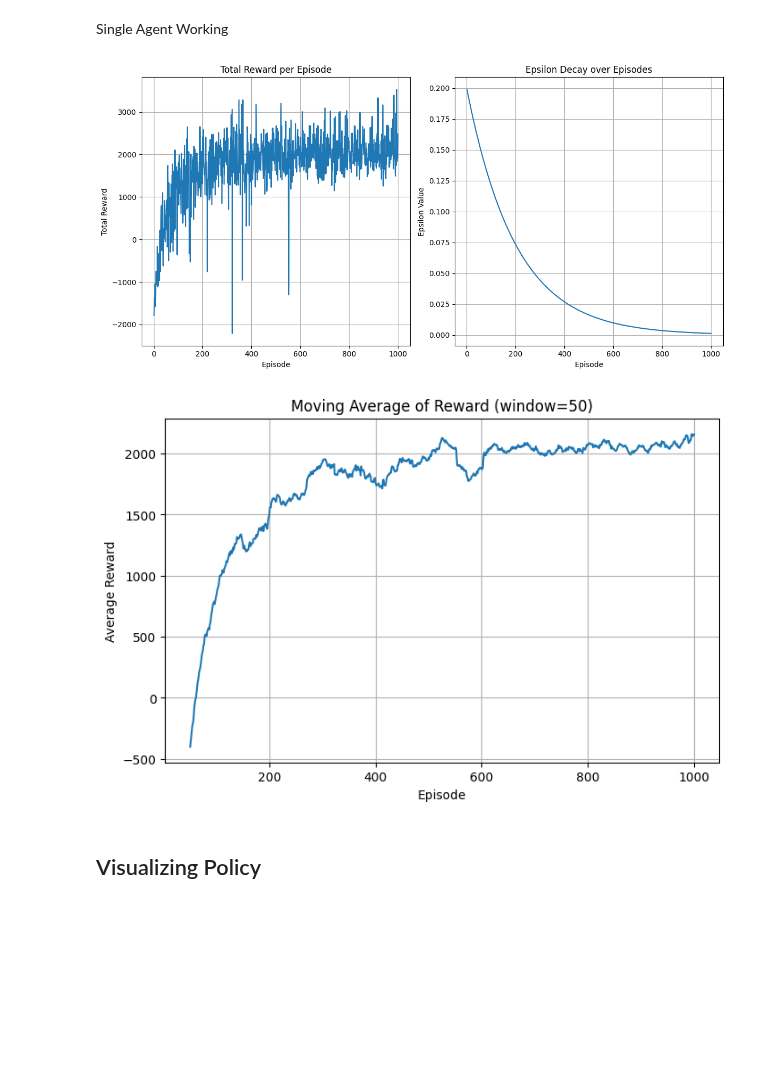
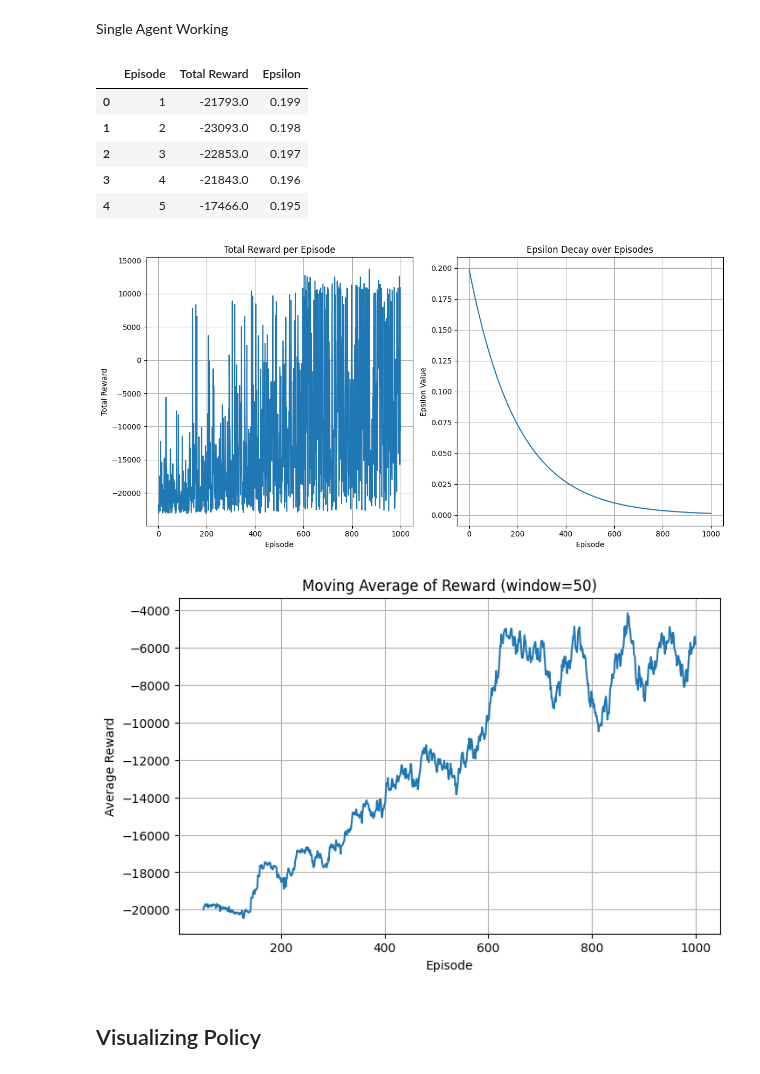
Before and after one commit to smoke275/DroneSim, a Jupyter notebook: eda.ipynb, the cells around one changed output. Saved outputs shown, nothing was run; the diff lists cells and outputs as text; code cells hidden in the pictures; blank space fills up the shorter version.

```diff
--- a/eda.ipynb
+++ b/eda.ipynb
@@ -350,64 +124,56 @@ plt.show()
 # %% [markdown]
 Single Agent Working
+# %%
+import pandas as pd
+import numpy as np
+import matplotlib.pyplot as plt
+
+df_results = pd.read_csv("runs/sarsa/3e496bd0/train_log.txt")
+
+df_results.head()
+# %% [output]
+|  | Episode | Total Reward | Epsilon |
+| 0 | 1 | -21793.0 | 0.199 |
+| 1 | 2 | -23093.0 | 0.198 |
+| 2 | 3 | -22853.0 | 0.197 |
+| 3 | 4 | -21843.0 | 0.196 |
+| 4 | 5 | -17466.0 | 0.195 |
 # %%
-import matplotlib.pyplot as plt
-import re
-
-# Parse the log data from file
-episodes = []
-rewards = []
-epsilons = []
-
-# Regular expression to extract the numbers
-pattern = r'Episode (\d+)/\d+  Total Reward: ([-]?\d+\.\d+)  Epsilon: (\d+\.\d+)'
-
-with open('tmp.txt', 'r') as f:
-    for line in f:
-        if line.strip() == '':
-            continue
-        match = re.search(pattern, line)
-        if match:
-            episodes.append(int(match.group(1)))
-            rewards.append(float(match.group(2)))
-            epsilons.append(float(match.group(3)))
-
-# Create the plots
 plt.figure(figsize=(12, 6))
 
 # Plot 1: Total Reward over episodes
 plt.subplot(1, 2, 1)
-plt.plot(episodes, rewards)
+plt.plot(df_results['Episode'], df_results[' Total Reward'])
 plt.title('Total Reward per Episode')
 plt.xlabel('Episode')
 plt.ylabel('Total Reward')
 plt.grid(True)
 
 # Plot 2: Epsilon over episodes
 plt.subplot(1, 2, 2)
-plt.plot(episodes, epsilons)
+plt.plot(df_results['Episode'], df_results[' Epsilon'])
 plt.title('Epsilon Decay over Episodes')
 plt.xlabel('Episode')
 plt.ylabel('Epsilon Value')
 plt.grid(True)
 
 plt.tight_layout()
 plt.show()
-
-# Optional: Plot a moving average of rewards
-window_size = 50  # Adjust this for smoother or more responsive averaging
-moving_avg = [sum(rewards[i-window_size:i])/window_size
-              for i in range(window_size, len(rewards))]
-
-plt.figure(figsize=(8, 5))
-plt.plot(episodes[window_size:], moving_avg)
-plt.title(f'Moving Average of Reward (window={window_size})')
-plt.xlabel('Episode')
-plt.ylabel('Average Reward')
-plt.grid(True)
-plt.show()
 # %% [output]
-[figure, old version]
+[figure, new version]
-[figure, removed]
+# %%
+window_size = 50  # Adjust this for smoother or more responsive averaging
+moving_avg = df_results[' Total Reward'].rolling(window=window_size).mean()
+
+plt.figure(figsize=(8, 5))
+plt.plot(df_results['Episode'][window_size-1:], moving_avg[window_size-1:])
+plt.title(f'Moving Average of Reward (window={window_size})')
+plt.xlabel('Episode')
+plt.ylabel('Average Reward')
+plt.grid(True)
+plt.show()
+# %% [output]
+[figure, added]
 # %% [markdown]
 ## Visualizing Policy
 # %%
```
Also changed, not shown: parts of 6 cells of this notebook, 12 other files.
